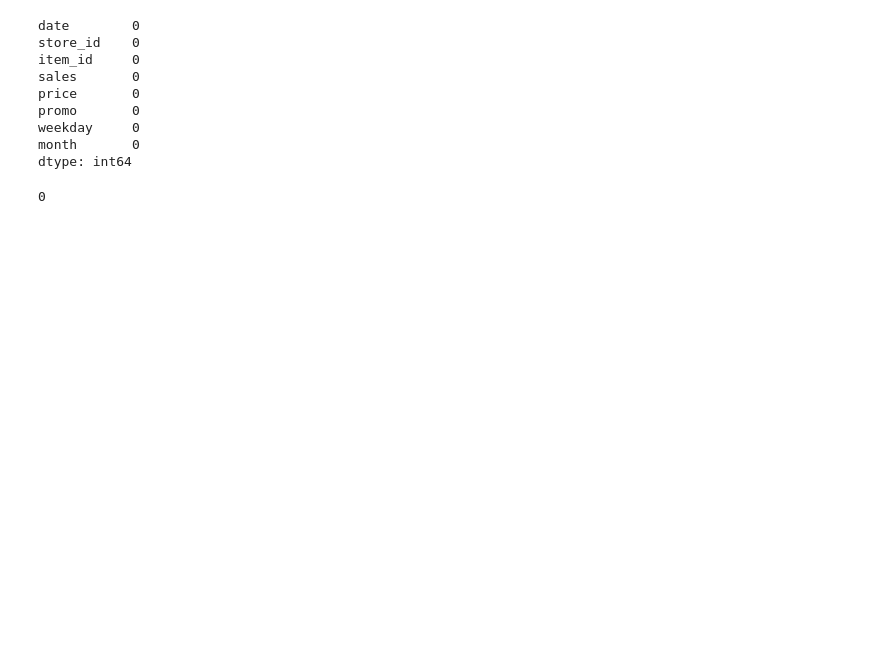
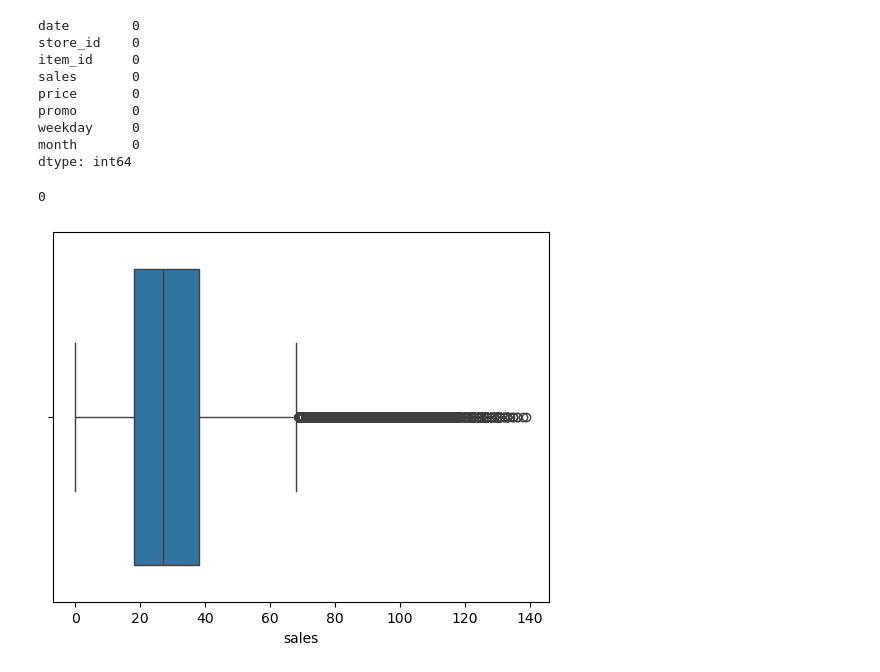
Before and after one commit to EAhadzi-byte/AI-Driven-Sales-Forecasting-and-Inventory-Optimisation-using-Machine-Learning, a Jupyter notebook: N1390585 AHADZI E.ipynb, the cells around one changed output. Saved outputs shown, nothing was run; the diff lists cells and outputs as text; code cells hidden in the pictures; blank space fills up the shorter version.

```diff
--- a/N1390585 AHADZI E.ipynb
+++ b/N1390585 AHADZI E.ipynb
@@ -130,4 +139,9 @@ print(df.duplicated().sum())
 # %% [output]
 0
 # %%
-# Outlier Detection
+# 4.3 Outlier Detection
+sns.boxplot(x=df['sales'])
+
+plt.show()
+# %% [output]
+[figure, added]
```
Also changed, not shown: parts of 27 cells of this notebook.
